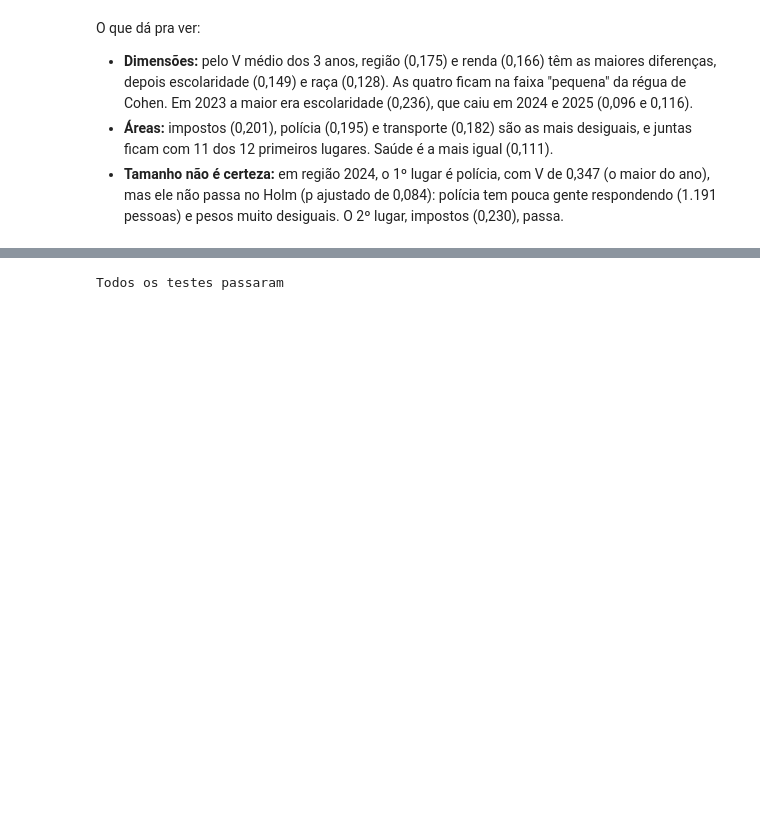
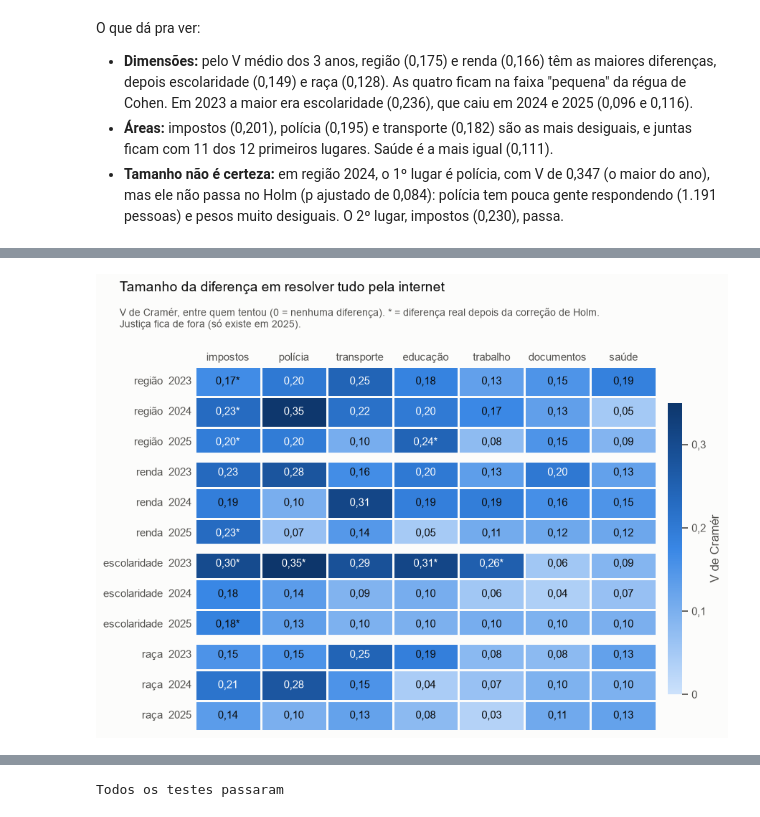
Before and after one commit to RdgsPedro/apartheid-digital, a Jupyter notebook: notebooks/03_testes.ipynb, the cells around one changed output, grey strips where cells are left out. Saved outputs shown, nothing was run; the diff lists cells and outputs as text; code cells hidden in the pictures; blank space fills up the shorter version.

Commit message:
Notebooks 01 a 03: universo 16+, margem de erro, testes, G1 ao lado e graficos

```diff
--- a/notebooks/03_testes.ipynb
+++ b/notebooks/03_testes.ipynb
@@ -897,0 +1099,20 @@ O que dá pra ver:
+# %%
+# O estilo de todos os gráficos: o fundo, a grade e os textos
+sns.set_theme(style='whitegrid', rc={
+    'figure.facecolor': '#fcfcfb', 'axes.facecolor': '#fcfcfb', 'savefig.facecolor': '#fcfcfb',   # o fundo
+    'grid.color': '#e1e0d9', 'axes.edgecolor': '#c3c2b7',                                            # a grade e os eixos
+    'text.color': '#0b0b0b', 'axes.labelcolor': '#52514e',                                           # os textos
+    'xtick.color': '#52514e', 'ytick.color': '#52514e',
+})
+
+cores_anos = {2023: '#86b6ef', 2024: '#3987e5', 2025: '#1c5cab'}     # 3 tons de azul, igual ao 02
+nomes_dimensoes = {'regiao': 'região', 'renda5': 'renda', 'escolaridade3': 'escolaridade', 'raca': 'raça'}
+
+# As 7 áreas, da maior diferença pra menor (pelo V médio da seção 12)
+ordem_areas = testes[sem_justica].groupby('area')['v_cramer'].mean().sort_values(ascending=False).index.tolist()
+print(ordem_areas)
+
+
+def virgula(numero, casas=2):
+    # Escreve o número com vírgula: virgula(0.234) dá '0,23'
+    return f'{numero:.{casas}f}'.replace('.', ',')
@@ -897,0 +1130,42 @@ O que dá pra ver:
+# %%
+# Uma linha por dimensão e ano, uma coluna por área
+v = testes[sem_justica].pivot(index=['dimensao', 'ano'], columns='area', values='v_cramer')
+real = testes[sem_justica].pivot(index=['dimensao', 'ano'], columns='area', values='real_holm')
+v = v.loc[list(nomes_dimensoes), ordem_areas]                 # as linhas e as colunas na ordem certa
+real = real.loc[list(nomes_dimensoes), ordem_areas]
+
+texto = v.map(virgula) + np.where(real, '*', '')            # '0,30*' quando passou no Holm
+rotulos = [f'{nomes_dimensoes[dimensao]}  {ano}' for dimensao, ano in v.index]    # 'região  2023', ...
+
+# A escala de cor: um azul só, do claro (V = 0) ao escuro (V = 0,35)
+escala_azul = sns.blend_palette(['#cde2fb', '#9ec5f4', '#6da7ec', '#3987e5', '#256abf', '#184f95', '#0d366b'], as_cmap=True)
+
+fig, eixo = plt.subplots(figsize=(10, 6.6))
+sns.heatmap(v, ax=eixo, cmap=escala_azul, vmin=0, vmax=0.35, annot=texto, fmt='', yticklabels=rotulos,
+            linewidths=2, linecolor='#fcfcfb', annot_kws={'fontsize': 10.5},
+            cbar_kws={'label': 'V de Cramér', 'shrink': 0.8, 'pad': 0.02})
+
+# A cor dos números: branco nos quadrados escuros e preto nos claros
+for numero, valor in zip(eixo.texts, v.round(2).to_numpy().ravel()):
+    numero.set_color('white' if valor >= 0.2 else '#0b0b0b')
+
+# Linhas grossas brancas entre as 4 dimensões
+for y in [3, 6, 9]:
+    eixo.axhline(y, color='#fcfcfb', linewidth=10)
+
+barra = eixo.collections[0].colorbar                         # a barra de cores, do lado
+barra.set_ticks([0, 0.1, 0.2, 0.3], labels=['0', '0,1', '0,2', '0,3'])
+barra.outline.set_visible(False)
+eixo.xaxis.tick_top()                                        # os nomes das áreas em cima
+eixo.set_xticklabels(ordem_areas, rotation=0)
+eixo.tick_params(length=0)                                   # sem os tracinhos dos eixos
+eixo.set_xlabel('')
+eixo.set_ylabel('')
+fig.suptitle('Tamanho da diferença em resolver tudo pela internet', x=0.02, ha='left', y=1.06, fontsize=14)
+fig.text(0.02, 1.005, 'V de Cramér, entre quem tentou (0 = nenhuma diferença). * = diferença real depois da correção de Holm.\n'
+         'Justiça fica de fora (só existe em 2025).', ha='left', va='top', fontsize=10, color='#52514e')
+
+plt.savefig(os.path.join(pasta_outputs, 'heatmap_v_cramer.png'), dpi=150, bbox_inches='tight')
+plt.show()
+# %% [output]
+[figure, added]
```
Also changed, not shown: parts of 25 cells of this notebook, 7 other files.
